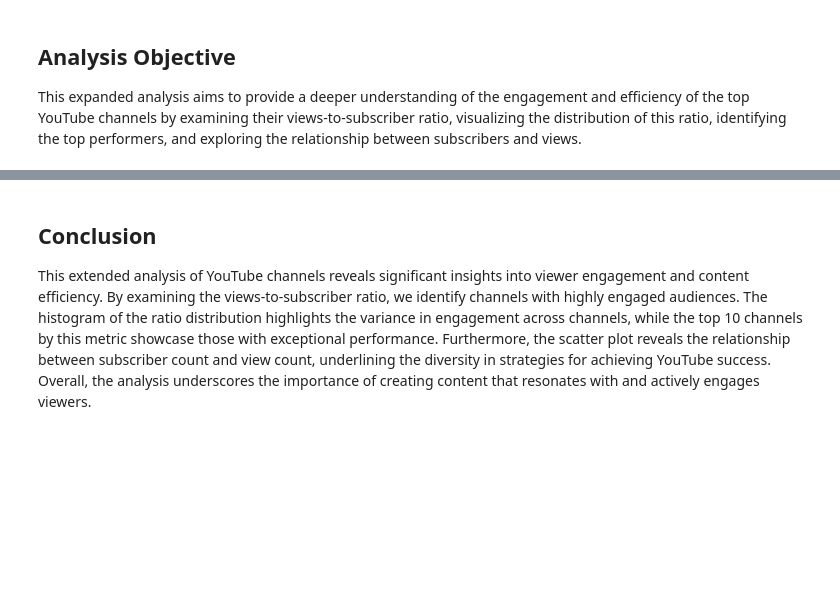
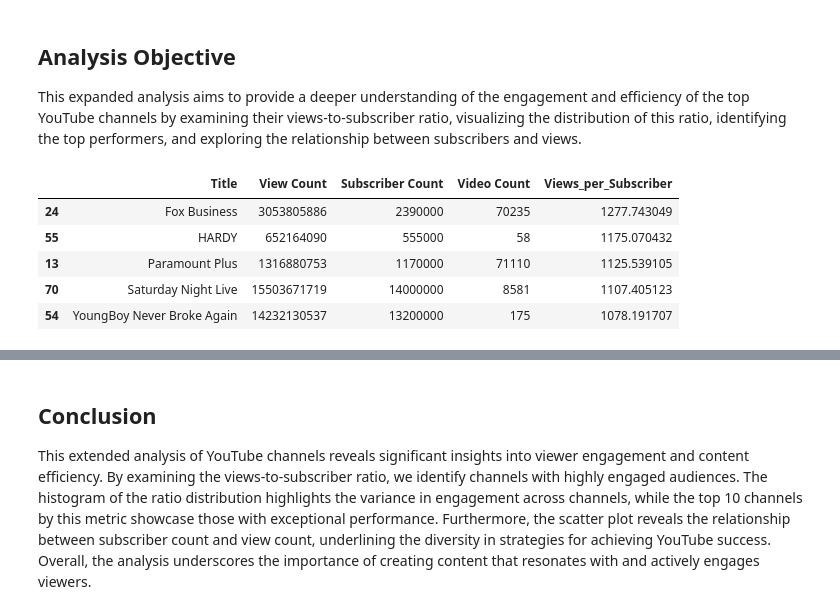
Before and after one commit to Drew-Watson-117/cs5830_project_3, a Jupyter notebook: subscriber_views.ipynb, the cells around one changed output, grey strips where cells are left out. Saved outputs shown, nothing was run; the diff lists cells and outputs as text; code cells hidden in the pictures; blank space fills up the shorter version.

```diff
--- a/subscriber_views.ipynb
+++ b/subscriber_views.ipynb
@@ -7,17 +7,25 @@ This expanded analysis aims to provide a deeper understanding of the engagement
 # %%
 
 import pandas as pd
 import matplotlib.pyplot as plt
 import seaborn as sns
 
 # Load the dataset
-df = pd.read_csv('./youtube_channels_stats.csv')
+# df = pd.read_csv('./youtube_channels_stats.csv')
+df = pd.read_csv('./channel_data.csv')
 
 # Calculate the Views per Subscriber Ratio
 df['Views_per_Subscriber'] = df['View Count'] / df['Subscriber Count']
 df_sorted = df.sort_values(by='Views_per_Subscriber', ascending=False)
 
 df_sorted.head()
+# %% [output]
+|  | Title | View Count | Subscriber Count | Video Count | Views_per_Subscriber |
+| 24 | Fox Business | 3053805886 | 2390000 | 70235 | 1277.743049 |
+| 55 | HARDY | 652164090 | 555000 | 58 | 1175.070432 |
+| 13 | Paramount Plus | 1316880753 | 1170000 | 71110 | 1125.539105 |
+| 70 | Saturday Night Live | 15503671719 | 14000000 | 8581 | 1107.405123 |
+| 54 | YoungBoy Never Broke Again | 14232130537 | 13200000 | 175 | 1078.191707 |
 # %%
 
 # Plotting the distribution of views-to-subscriber ratios
```
Also changed, not shown: parts of 3 cells of this notebook, 13 other files.
